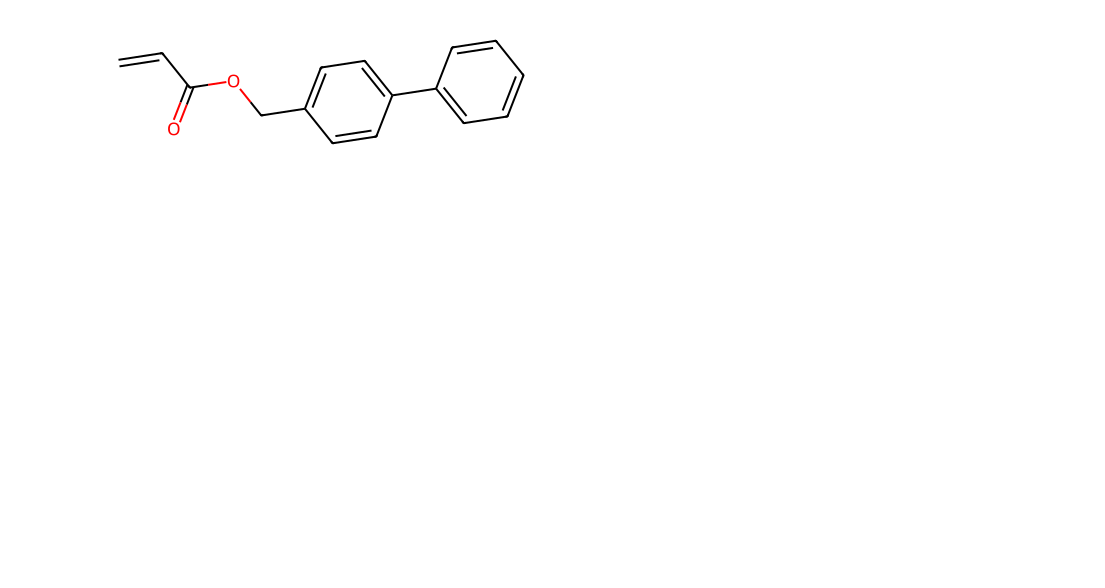
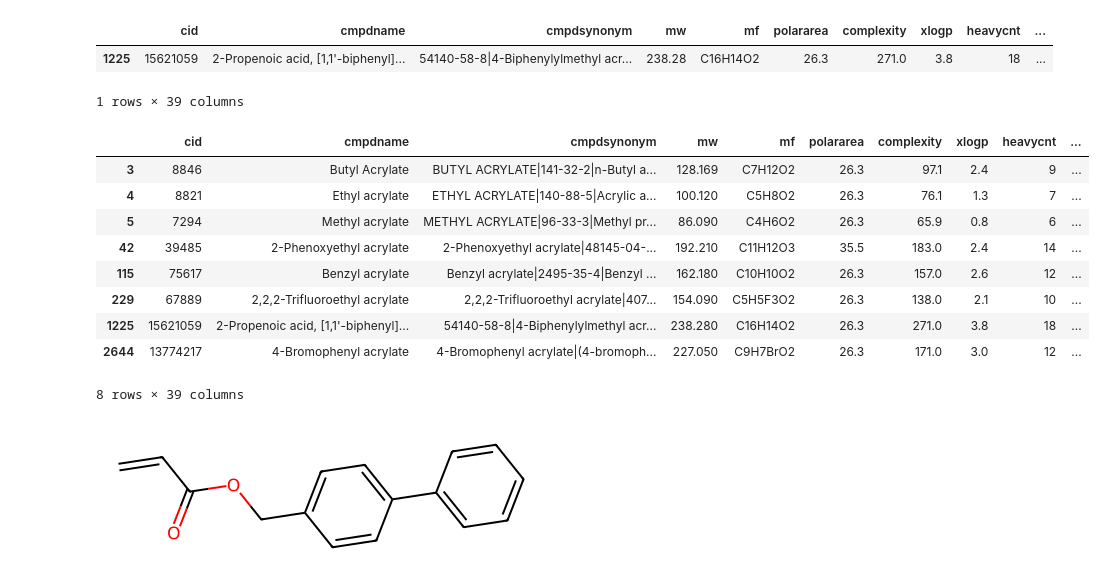
Before and after one commit to gabrielogia/Pipeline, a Jupyter notebook: specific_list.ipynb, the cells around one changed output. Drawn from its saved outputs; the diff is of its cells as text; code cells hidden in the pictures; blank space fills up the shorter version.

```diff
--- a/specific_list.ipynb
+++ b/specific_list.ipynb
@@ -2,15 +2,35 @@
 import pandas as pd
 # %%
 df = pd.read_csv('PubChem_compound_text_Acrylate.csv')
+# %%
+df[df['canonicalsmiles'] == 'C=CC(=O)OCC1=CC=C(C=C1)C2=CC=CC=C2']
+# %% [output]
+|  | cid | cmpdname | cmpdsynonym | mw | mf | polararea | complexity | xlogp | heavycnt | ... |
+| 1225 | 15621059 | 2-Propenoic acid, [1,1'-biphenyl]... | 54140-58-8|4-Biphenylylmethyl acr... | 238.28 | C16H14O2 | 26.3 | 271.0 | 3.8 | 18 | ... |
+1 rows × 39 columns
 # %%
-specific_mol = df[df['cmpdname'].str.lower().isin(['methyl acrylate',
-                                                   'ethyl acrylate',
-                                                   '2,2,2-trifluoroethyl acrylate',
-                                                   'butyl acrylate',
-                                                   'benzyl acrylate',
-                                                   '4-bromophenyl acrylate',
-                                                   '2-phenoxyethyl acrylate',
-                                                   "2-Propenoic acid, [1,1'-biphenyl]-4-ylmethyl ester"])]
+specific_mol = df[df['cmpdname'].str.lower().isin(['methyl acrylate', #ok
+                                                   'ethyl acrylate',  #ok
+                                                   '2,2,2-trifluoroethyl acrylate', #ok
+                                                   'butyl acrylate', #ok
+                                                   'benzyl acrylate', #ok
+                                                   '4-bromophenyl acrylate', #ok
+                                                   '2-phenoxyethyl acrylate', #ok
+                                                   "2-propenoic acid, [1,1'-biphenyl]-4-ylmethyl ester" #ok
+                                                   ])]
+# %%
+specific_mol
+# %% [output]
+|  | cid | cmpdname | cmpdsynonym | mw | mf | polararea | complexity | xlogp | heavycnt | ... |
+| 3 | 8846 | Butyl Acrylate | BUTYL ACRYLATE|141-32-2|n-Butyl a... | 128.169 | C7H12O2 | 26.3 | 97.1 | 2.4 | 9 | ... |
+| 4 | 8821 | Ethyl acrylate | ETHYL ACRYLATE|140-88-5|Acrylic a... | 100.120 | C5H8O2 | 26.3 | 76.1 | 1.3 | 7 | ... |
+| 5 | 7294 | Methyl acrylate | METHYL ACRYLATE|96-33-3|Methyl pr... | 86.090 | C4H6O2 | 26.3 | 65.9 | 0.8 | 6 | ... |
+| 42 | 39485 | 2-Phenoxyethyl acrylate | 2-Phenoxyethyl acrylate|48145-04-... | 192.210 | C11H12O3 | 35.5 | 183.0 | 2.4 | 14 | ... |
+| 115 | 75617 | Benzyl acrylate | Benzyl acrylate|2495-35-4|Benzyl ... | 162.180 | C10H10O2 | 26.3 | 157.0 | 2.6 | 12 | ... |
+| 229 | 67889 | 2,2,2-Trifluoroethyl acrylate | 2,2,2-Trifluoroethyl acrylate|407... | 154.090 | C5H5F3O2 | 26.3 | 138.0 | 2.1 | 10 | ... |
+| 1225 | 15621059 | 2-Propenoic acid, [1,1'-biphenyl]... | 54140-58-8|4-Biphenylylmethyl acr... | 238.280 | C16H14O2 | 26.3 | 271.0 | 3.8 | 18 | ... |
+| 2644 | 13774217 | 4-Bromophenyl acrylate | 4-Bromophenyl acrylate|(4-bromoph... | 227.050 | C9H7BrO2 | 26.3 | 171.0 | 3.0 | 12 | ... |
+8 rows × 39 columns
 # %%
 from rdkit import Chem
 
```
Also changed, not shown: 1 other file.
